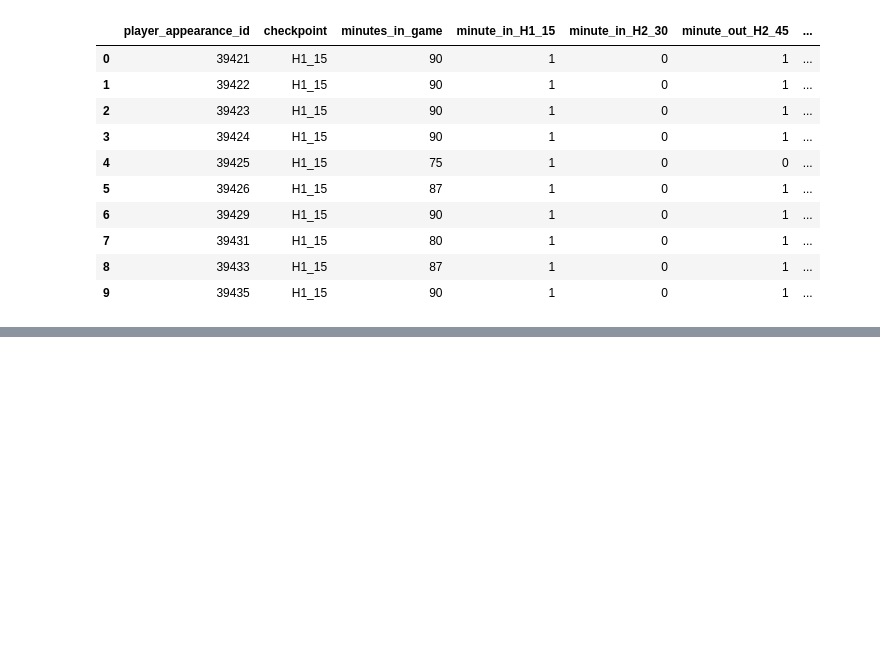
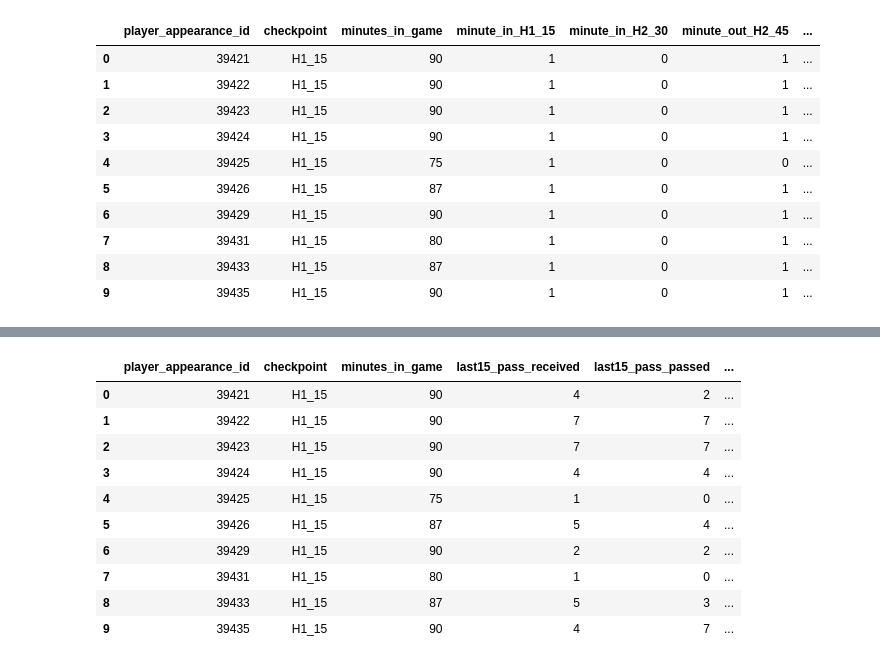
Before and after one commit to janwolyniak/WEC_26, a Jupyter notebook: notebooks/data_cleaning_feature_selection_general.ipynb, the cells around one changed output, grey strips where cells are left out. Saved outputs shown, nothing was run; the diff lists cells and outputs as text; code cells hidden in the pictures; blank space fills up the shorter version.

```diff
--- a/notebooks/data_cleaning_feature_selection_general.ipynb
+++ b/notebooks/data_cleaning_feature_selection_general.ipynb
@@ -571,0 +592,81 @@ clean_df.head
+# %%
+pass_df = tables["player_appearance_pass.csv"].copy()
+
+period_offsets = {
+    "half_1": 0,
+    "half_2": 45,
+    "extra_time_1": 90,
+    "extra_time_2": 105,
+}
+
+pass_df["minute_abs"] = pass_df["minute"] + pass_df["period"].map(period_offsets).astype("int64")
+
+
+def map_absolute_minute_to_checkpoint(minute_abs: int) -> str | None:
+    for checkpoint_label, (start_minute, end_minute) in checkpoint_windows.items():
+        if start_minute <= minute_abs <= end_minute:
+            return checkpoint_label
+    return None
+
+
+pass_df["checkpoint"] = pass_df["minute_abs"].map(map_absolute_minute_to_checkpoint)
+pass_df = pass_df[pass_df["checkpoint"].isin(df["checkpoint"].astype(str).unique())].copy()
+
+passed_counts = (
+    pass_df.groupby(["player_appearance_id", "checkpoint"], dropna=False)
+    .agg(
+        last15_pass_passed=("id", "size"),
+        last15_pass_passed_accurate=("accurate", "sum"),
+    )
+    .reset_index()
+)
+
+received_counts = (
+    pass_df.dropna(subset=["addressee_player_appearance_id"])
+    .assign(addressee_player_appearance_id=lambda x: x["addressee_player_appearance_id"].astype("int64"))
+    .groupby(["addressee_player_appearance_id", "checkpoint"], dropna=False)
+    .agg(
+        last15_pass_received=("id", "size"),
+        last15_pass_received_accurate=("accurate", "sum"),
+    )
+    .reset_index()
+    .rename(columns={"addressee_player_appearance_id": "player_appearance_id"})
+)
+
+clean_df = clean_df.merge(
+    passed_counts,
+    on=["player_appearance_id", "checkpoint"],
+    how="left",
+)
+clean_df = clean_df.merge(
+    received_counts,
+    on=["player_appearance_id", "checkpoint"],
+    how="left",
+)
+
+pass_feature_columns = [
+    "last15_pass_received",
+    "last15_pass_passed",
+    "last15_pass_received_accurate",
+    "last15_pass_passed_accurate",
+]
+
+for column in pass_feature_columns:
+    clean_df[column] = clean_df[column].fillna(0).astype("int64")
+
+tables["players_quarters_final_step1.csv"] = clean_df
+
+display(Markdown("### Step-1 Modeling Table With Pass Features"))
+print(f"shape = {clean_df.shape}")
+display(
+    clean_df[
+        [
+            "player_appearance_id",
+            "checkpoint",
+            "minutes_in_game",
+            *pass_feature_columns,
+        ]
+    ].head(10)
+)
+display(clean_df[pass_feature_columns].describe().T)
+# %% [output]
@@ -571,0 +675,11 @@ clean_df.head
+|  | player_appearance_id | checkpoint | minutes_in_game | last15_pass_received | last15_pass_passed | ... |
+| 0 | 39421 | H1_15 | 90 | 4 | 2 | ... |
+| 1 | 39422 | H1_15 | 90 | 7 | 7 | ... |
+| 2 | 39423 | H1_15 | 90 | 7 | 7 | ... |
+| 3 | 39424 | H1_15 | 90 | 4 | 4 | ... |
+| 4 | 39425 | H1_15 | 75 | 1 | 0 | ... |
+| 5 | 39426 | H1_15 | 87 | 5 | 4 | ... |
+| 6 | 39429 | H1_15 | 90 | 2 | 2 | ... |
+| 7 | 39431 | H1_15 | 80 | 1 | 0 | ... |
+| 8 | 39433 | H1_15 | 87 | 5 | 3 | ... |
+| 9 | 39435 | H1_15 | 90 | 4 | 7 | ... |
```
Also changed, not shown: parts of 5 cells of this notebook, 2 other files.
